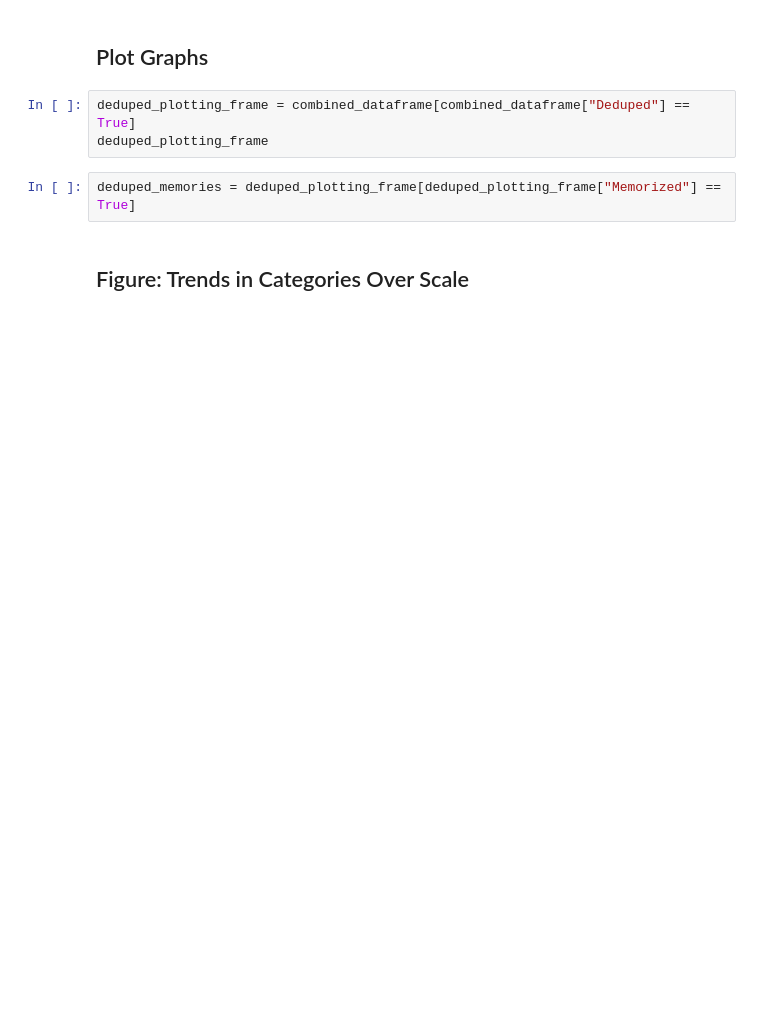
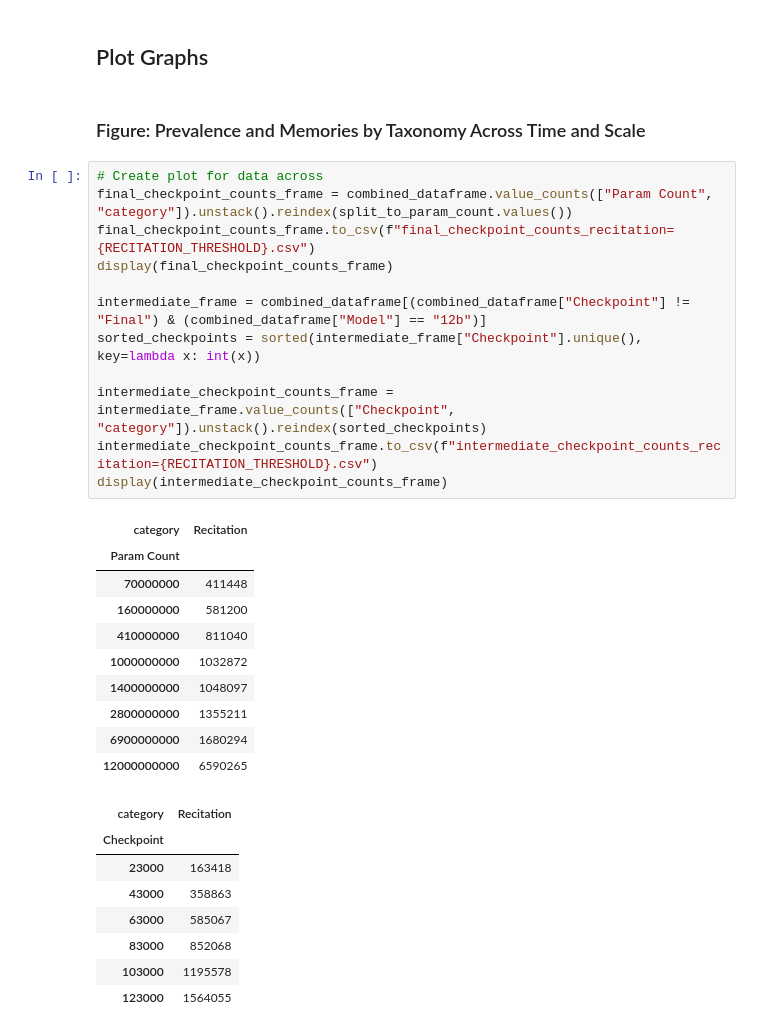
Before and after one commit to EleutherAI/semantic-memorization, a Jupyter notebook: working_dirs/kyle/results_analysis/results_analysis.ipynb, the cells around one changed output. Drawn from its saved outputs; the diff is of its cells as text; blank space fills up the shorter version.

```diff
--- a/working_dirs/kyle/results_analysis/results_analysis.ipynb
+++ b/working_dirs/kyle/results_analysis/results_analysis.ipynb
@@ -130,9 +148,35 @@ memories_sample[["sequence_id", "text"]].to_csv("recollection-sample.csv", index
 # %% [markdown]
 ## Plot Graphs
-# %%
-deduped_plotting_frame = combined_dataframe[combined_dataframe["Deduped"] == True]
-deduped_plotting_frame
-# %%
-deduped_memories = deduped_plotting_frame[deduped_plotting_frame["Memorized"] == True]
-# %% [markdown]
-## Figure: Trends in Categories Over Scale
+# %% [markdown]
+### Figure: Prevalence and Memories by Taxonomy Across Time and Scale
+# %%
+# Create plot for data across
+final_checkpoint_counts_frame = combined_dataframe.value_counts(["Param Count", "category"]).unstack().reindex(split_to_param_count.values())
+final_checkpoint_counts_frame.to_csv(f"final_checkpoint_counts_recitation={RECITATION_THRESHOLD}.csv")
+display(final_checkpoint_counts_frame)
+
+intermediate_frame = combined_dataframe[(combined_dataframe["Checkpoint"] != "Final") & (combined_dataframe["Model"] == "12b")]
+sorted_checkpoints = sorted(intermediate_frame["Checkpoint"].unique(), key=lambda x: int(x))
+
+intermediate_checkpoint_counts_frame = intermediate_frame.value_counts(["Checkpoint", "category"]).unstack().reindex(sorted_checkpoints)
+intermediate_checkpoint_counts_frame.to_csv(f"intermediate_checkpoint_counts_recitation={RECITATION_THRESHOLD}.csv")
+display(intermediate_checkpoint_counts_frame)
+# %% [output]
+| category | Recitation |
+| Param Count |  |
+| 70000000 | 411448 |
+| 160000000 | 581200 |
+| 410000000 | 811040 |
+| 1000000000 | 1032872 |
+| 1400000000 | 1048097 |
+| 2800000000 | 1355211 |
+| 6900000000 | 1680294 |
+| 12000000000 | 6590265 |
+| category | Recitation |
+| Checkpoint |  |
+| 23000 | 163418 |
+| 43000 | 358863 |
+| 63000 | 585067 |
+| 83000 | 852068 |
+| 103000 | 1195578 |
+| 123000 | 1564055 |
```
Also changed, not shown: parts of 18 cells of this notebook, 4 other files.
